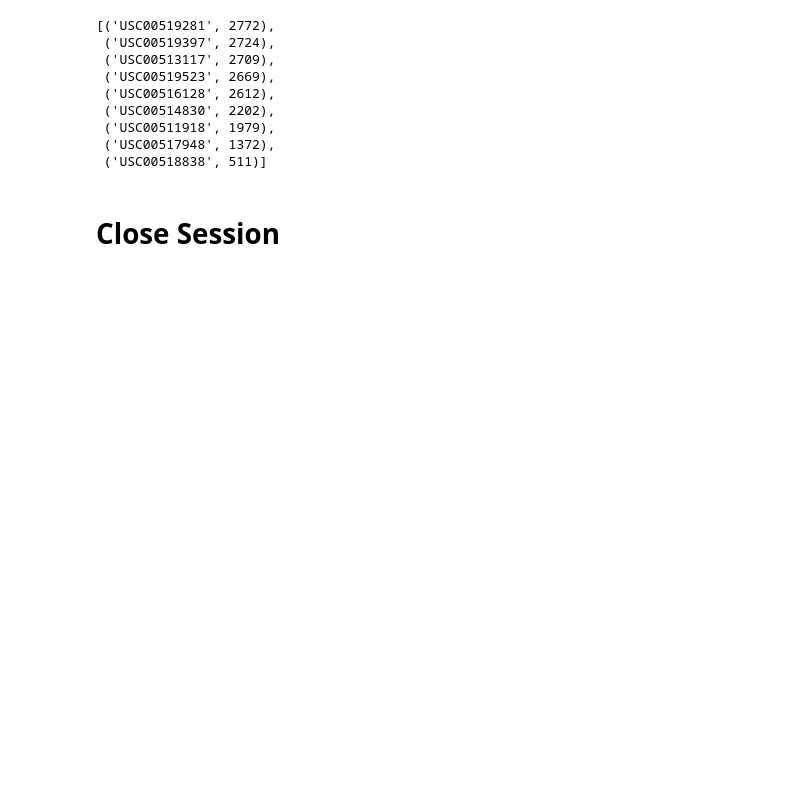
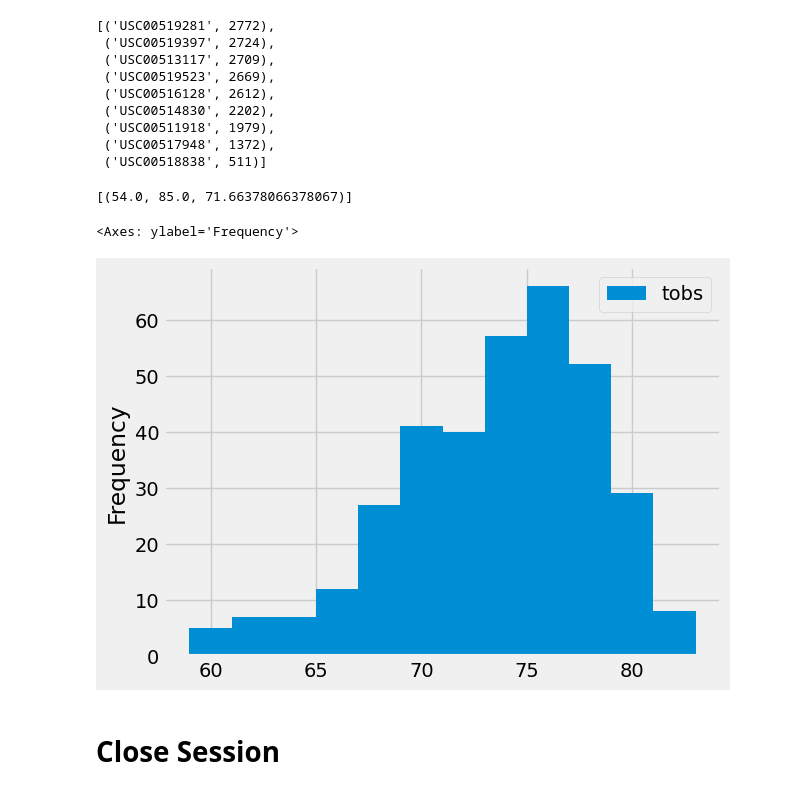
Before and after one commit to hrobinl/sqlalchemy-challenge, a Jupyter notebook: SurfsUp/climate_starter - Testing Code Here.ipynb, the cells around one changed output. Cells and saved outputs as stored; diff of their text form; code cells hidden in the pictures; blank space fills up the shorter version.

```diff
--- a/SurfsUp/climate_starter - Testing Code Here.ipynb
+++ b/SurfsUp/climate_starter - Testing Code Here.ipynb
@@ -123,9 +123,31 @@ station_activity
  ('USC00518838', 511)]
 # %%
 # Using the most active station id from the previous query, calculate the lowest, highest, and average temperature.
+stationnumber_ex = 'USC00519281'
+session.query(func.min(Measurement.tobs),
+              func.max(Measurement.tobs),
+              func.avg(Measurement.tobs)).filter(Measurement.station == stationnumber_ex).all()
+# %% [output]
+[(54.0, 85.0, 71.66378066378067)]
 # %%
 # Using the most active station id
 # Query the last 12 months of temperature observation data for this station and plot the results as a histogram
+station_highest_obs = station_activity[0][0]
+
+results = session.query(Measurement.date, Measurement.tobs).\
+                        filter(Measurement.date >= "2016-08-24").\
+                        filter(Measurement.date <= "2017-08-23").\
+                        filter(Measurement.station == station_highest_obs).all()
+
+# convert to dataframe
+results_df = pd.DataFrame(results)
+
+# historgram
+#plt.savefig("Temperature Analysis over a Year")
+results_df.plot.hist(bins=12)
+# %% [output]
+<Axes: ylabel='Frequency'>
+[figure, added]
 # %% [markdown]
 # Close Session
 # %%
```
Also changed, not shown: parts of 2 cells of this notebook, 4 other files.
